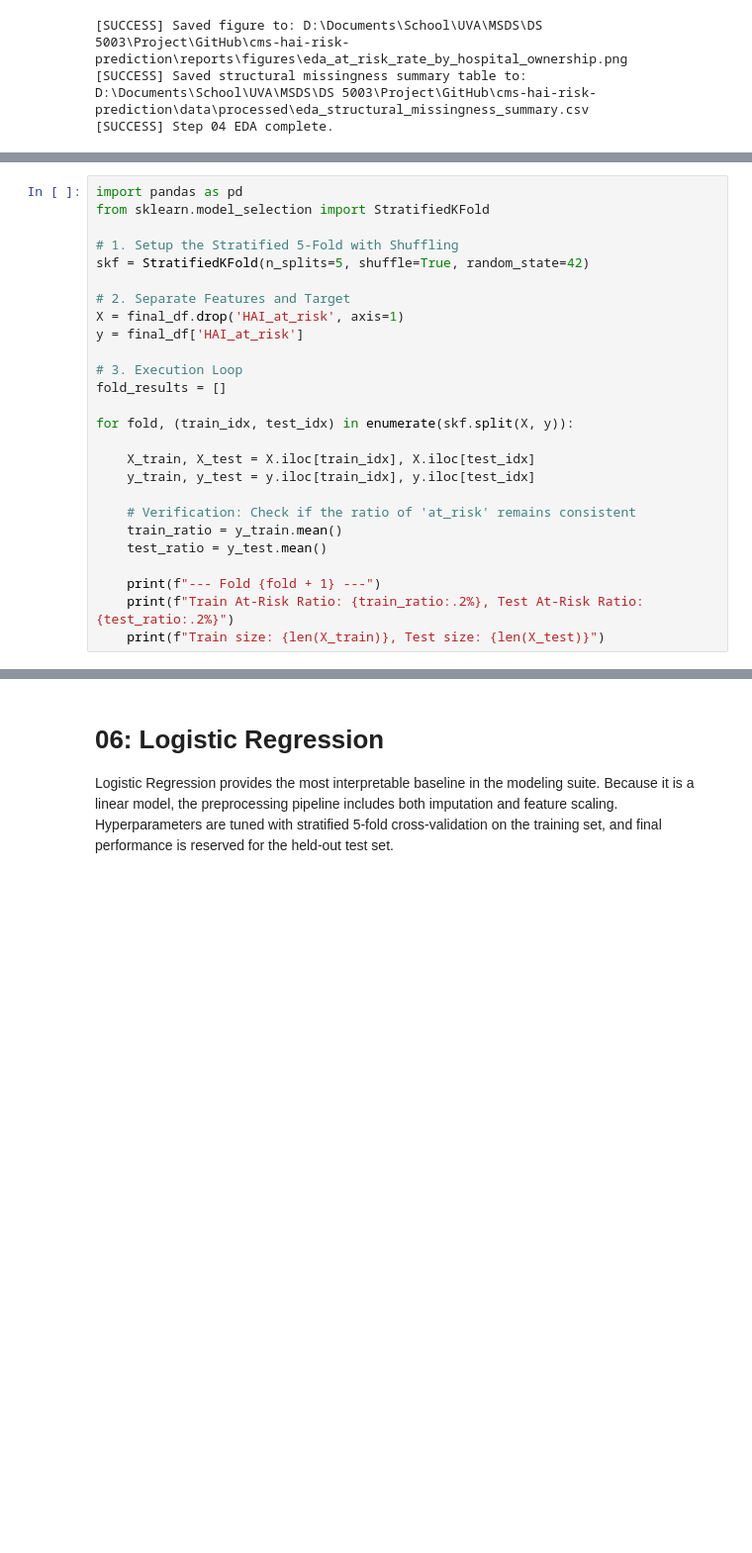
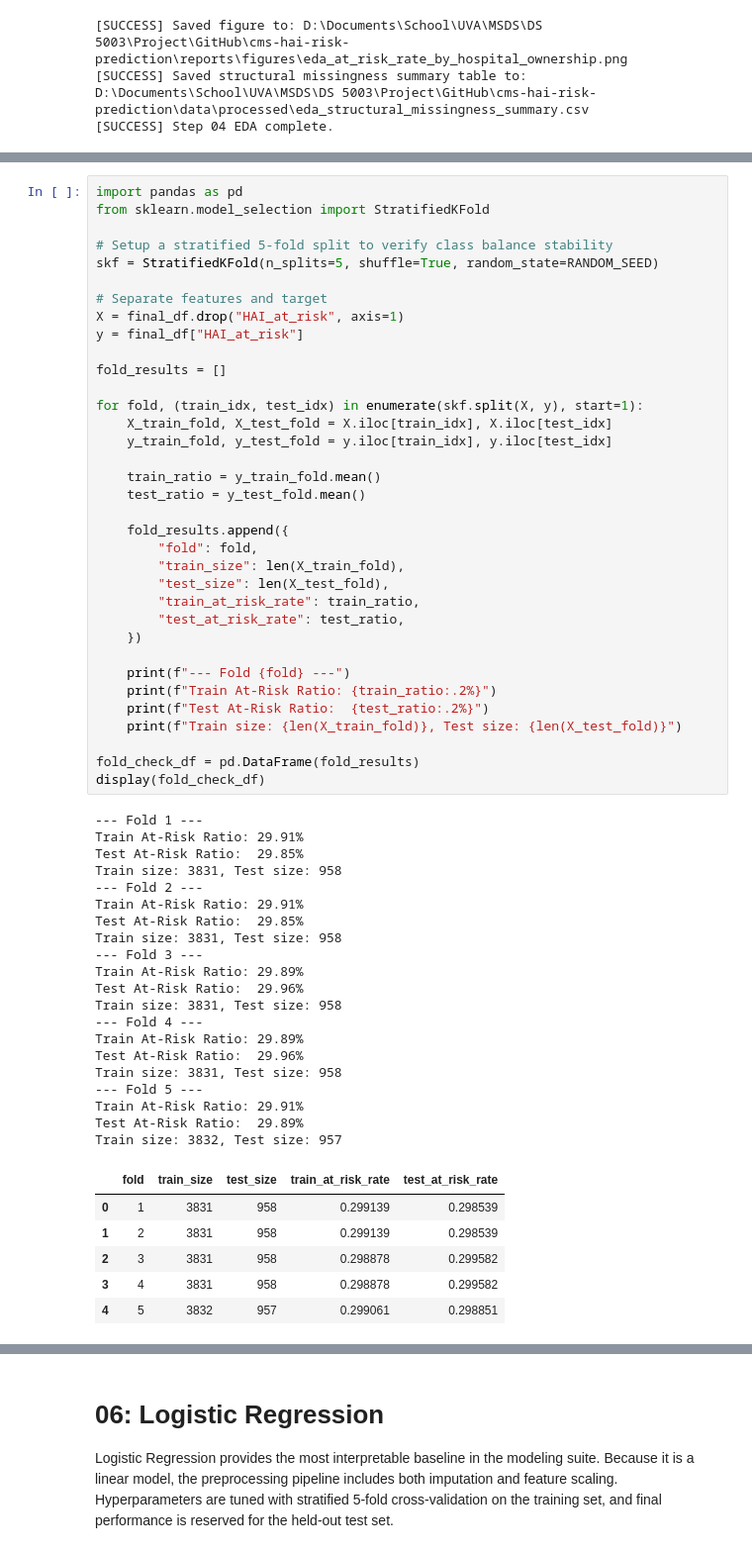
Before and after one commit to Rjashby1/cms-hai-risk-prediction, a Jupyter notebook: code/main_pipeline.ipynb, the cells around one changed output, grey strips where cells are left out. Shown at 99% size. Cells and saved outputs as stored; diff of their text form; blank space fills up the shorter version.

```diff
--- a/code/main_pipeline.ipynb
+++ b/code/main_pipeline.ipynb
@@ -233,26 +259,62 @@ if 'raw_datasets' in locals():
 # %%
 import pandas as pd
 from sklearn.model_selection import StratifiedKFold
 
-# 1. Setup the Stratified 5-Fold with Shuffling
-skf = StratifiedKFold(n_splits=5, shuffle=True, random_state=42)
+# Setup a stratified 5-fold split to verify class balance stability
+skf = StratifiedKFold(n_splits=5, shuffle=True, random_state=RANDOM_SEED)
 
-# 2. Separate Features and Target
-X = final_df.drop('HAI_at_risk', axis=1)
-y = final_df['HAI_at_risk']
+# Separate features and target
+X = final_df.drop("HAI_at_risk", axis=1)
+y = final_df["HAI_at_risk"]
 
-# 3. Execution Loop
 fold_results = []
 
-for fold, (train_idx, test_idx) in enumerate(skf.split(X, y)):
+for fold, (train_idx, test_idx) in enumerate(skf.split(X, y), start=1):
+    X_train_fold, X_test_fold = X.iloc[train_idx], X.iloc[test_idx]
+    y_train_fold, y_test_fold = y.iloc[train_idx], y.iloc[test_idx]
 
-    X_train, X_test = X.iloc[train_idx], X.iloc[test_idx]
-    y_train, y_test = y.iloc[train_idx], y.iloc[test_idx]
+    train_ratio = y_train_fold.mean()
+    test_ratio = y_test_fold.mean()
 
-    # Verification: Check if the ratio of 'at_risk' remains consistent
-    train_ratio = y_train.mean()
-    test_ratio = y_test.mean()
+    fold_results.append({
+        "fold": fold,
+        "train_size": len(X_train_fold),
+        "test_size": len(X_test_fold),
+        "train_at_risk_rate": train_ratio,
+        "test_at_risk_rate": test_ratio,
+    })
 
-    print(f"--- Fold {fold + 1} ---")
-    print(f"Train At-Risk Ratio: {train_ratio:.2%}, Test At-Risk Ratio: {test_ratio:.2%}")
-    print(f"Train size: {len(X_train)}, Test size: {len(X_test)}")
+    print(f"--- Fold {fold} ---")
+    print(f"Train At-Risk Ratio: {train_ratio:.2%}")
+    print(f"Test At-Risk Ratio:  {test_ratio:.2%}")
+    print(f"Train size: {len(X_train_fold)}, Test size: {len(X_test_fold)}")
+
+fold_check_df = pd.DataFrame(fold_results)
+display(fold_check_df)
+# %% [output]
+--- Fold 1 ---
+Train At-Risk Ratio: 29.91%
+Test At-Risk Ratio:  29.85%
+Train size: 3831, Test size: 958
+--- Fold 2 ---
+Train At-Risk Ratio: 29.91%
+Test At-Risk Ratio:  29.85%
+Train size: 3831, Test size: 958
+--- Fold 3 ---
+Train At-Risk Ratio: 29.89%
+Test At-Risk Ratio:  29.96%
+Train size: 3831, Test size: 958
+--- Fold 4 ---
+Train At-Risk Ratio: 29.89%
+Test At-Risk Ratio:  29.96%
+Train size: 3831, Test size: 958
+--- Fold 5 ---
+Train At-Risk Ratio: 29.91%
+Test At-Risk Ratio:  29.89%
+Train size: 3832, Test size: 957
+|  | fold | train_size | test_size | train_at_risk_rate | test_at_risk_rate |
+| 0 | 1 | 3831 | 958 | 0.299139 | 0.298539 |
+| 1 | 2 | 3831 | 958 | 0.299139 | 0.298539 |
+| 2 | 3 | 3831 | 958 | 0.298878 | 0.299582 |
+| 3 | 4 | 3831 | 958 | 0.298878 | 0.299582 |
+| 4 | 5 | 3832 | 957 | 0.299061 | 0.298851 |
```
Also changed, not shown: parts of 8 cells of this notebook, 2 other files.
